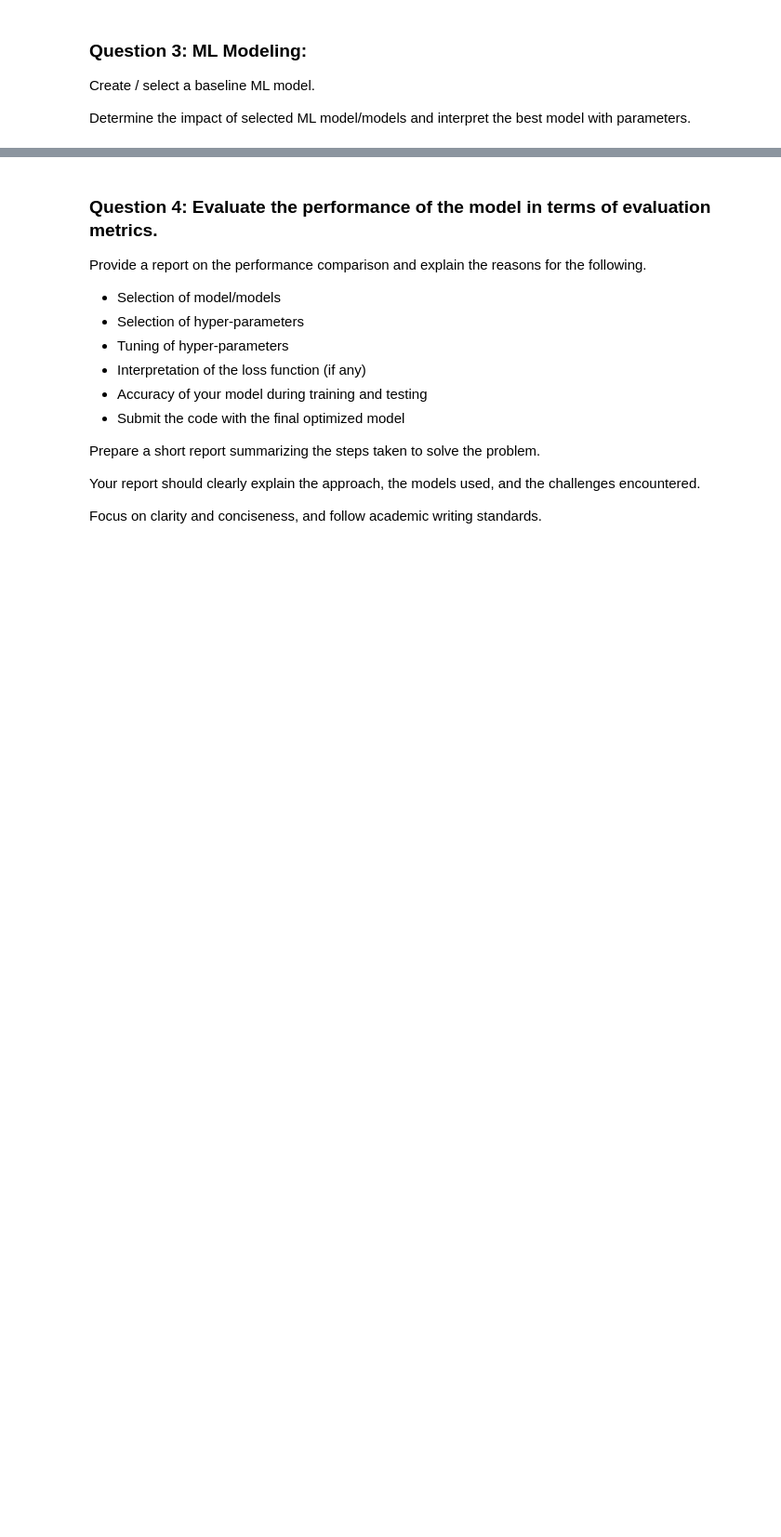
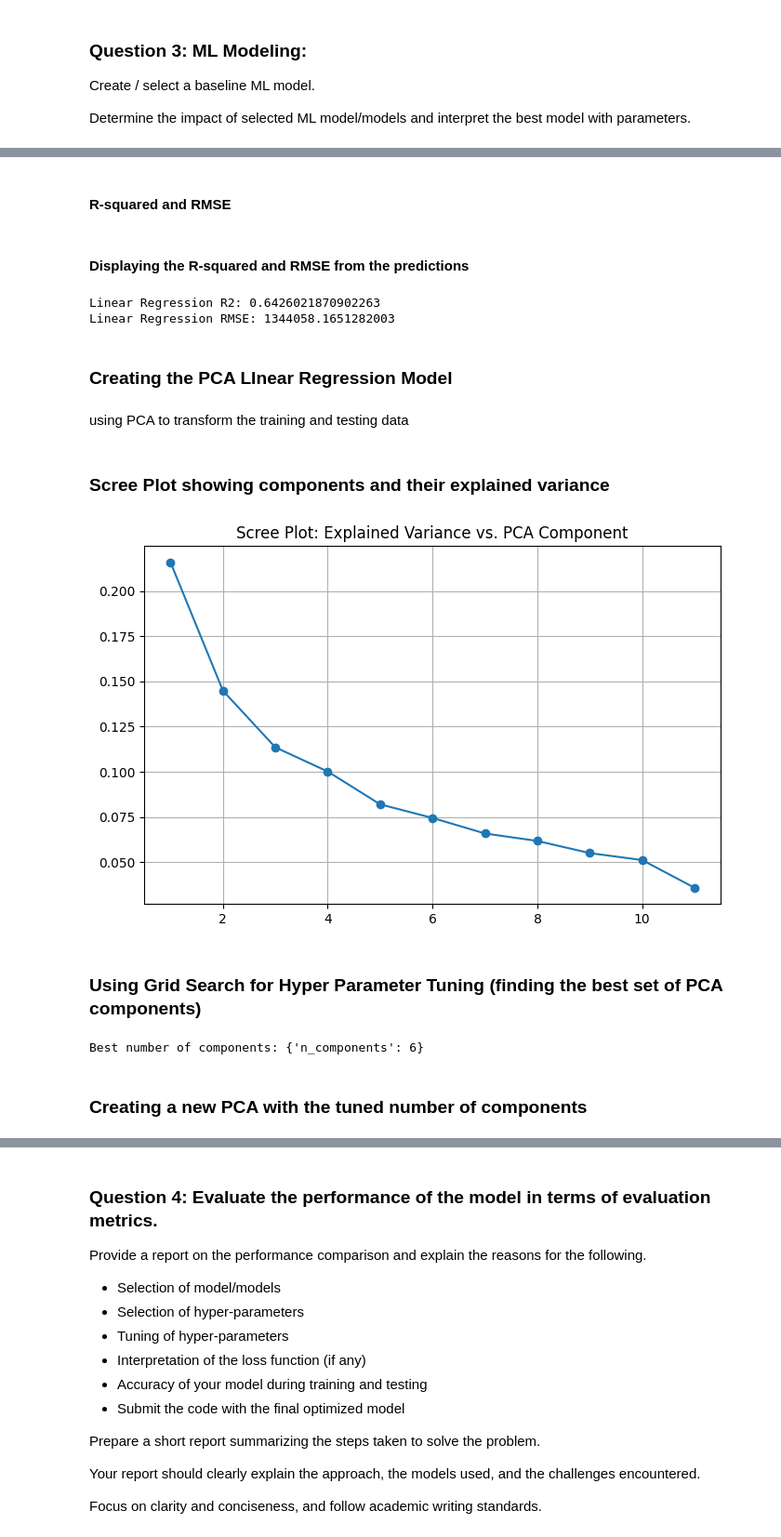
Before and after one commit to Matthew-Riddell/Machine-Learning-CA2.1, a Jupyter notebook: Matthew-Riddell_Machine-Learning_CA2.1.ipynb, the cells around one changed output, grey strips where cells are left out. Shown at 93% size. Drawn from its saved outputs; the diff is of its cells as text; code cells hidden in the pictures; blank space fills up the shorter version.

Commit message:
Linear Regression and PCA Linear Regression Models

```diff
--- a/Matthew-Riddell_Machine-Learning_CA2.1.ipynb
+++ b/Matthew-Riddell_Machine-Learning_CA2.1.ipynb
@@ -315,0 +329,3 @@ Determine the impact of selected ML model/models and interpret the best model wi
+# %%
+X = house_data.drop('price', axis=1)
+Y = house_data['price']
@@ -315,0 +334,5 @@ Determine the impact of selected ML model/models and interpret the best model wi
+# %%
+# Code adapted from week 4 parametric tuning activity
+X_train, X_test, Y_train, Y_test = train_test_split(
+    X, Y, test_size=0.2, random_state=42
+)
@@ -315,0 +341,4 @@ Determine the impact of selected ML model/models and interpret the best model wi
+# %%
+scaler = StandardScaler()
+X_train_scaled = scaler.fit_transform(X_train)
+X_test_scaled = scaler.transform(X_test)
@@ -315,0 +392,2 @@ Determine the impact of selected ML model/models and interpret the best model wi
+# %% [markdown]
+#### R-squared and RMSE
@@ -315,0 +398,41 @@ Determine the impact of selected ML model/models and interpret the best model wi
+# %% [markdown]
+#### Displaying the R-squared and RMSE from the predictions
+# %%
+print("Linear Regression R2:", r2_model_lr)
+print("Linear Regression RMSE:", rmse_model_lr)
+# %% [output]
+Linear Regression R2: 0.6426021870902263
+Linear Regression RMSE: 1344058.1651282003
+# %% [markdown]
+### Creating the PCA LInear Regression Model
+# %% [markdown]
+using PCA to transform the training and testing data
+# %%
+pca = PCA()
+
+X_train_pca = pca.fit_transform(X_train_scaled)
+X_test_pca = pca.transform(X_test_scaled)
+# %% [markdown]
+### Scree Plot showing components and their explained variance
+# %%
+plt.figure(figsize=(8, 5))
+plt.plot(np.arange(1, len(X.columns) + 1), pca.explained_variance_ratio_, marker='o')
+plt.title('Scree Plot: Explained Variance vs. PCA Component')
+plt.grid(True)
+plt.show()
+# %% [output]
+[figure, added]
+# %% [markdown]
+### Using Grid Search for Hyper Parameter Tuning (finding the best set of PCA components)
+# %%
+# Code adapted from week 4 parametric tuning activity
+param_grid = {'n_components':[2,3,4,5,6,7,8]}
+grid_search = GridSearchCV(estimator=pca, param_grid=param_grid, cv=5)
+grid_search.fit(X_train_scaled)
+
+
+print("Best number of components:", grid_search.best_params_)
+# %% [output]
+Best number of components: {'n_components': 6}
+# %% [markdown]
+### Creating a new PCA with the tuned number of components
```
Also changed, not shown: parts of 21 cells of this notebook.
